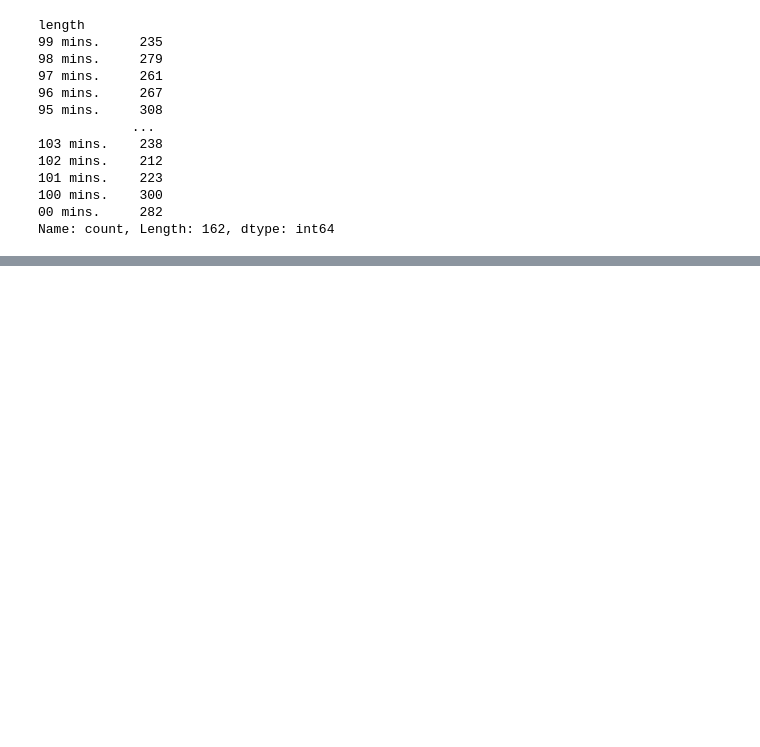
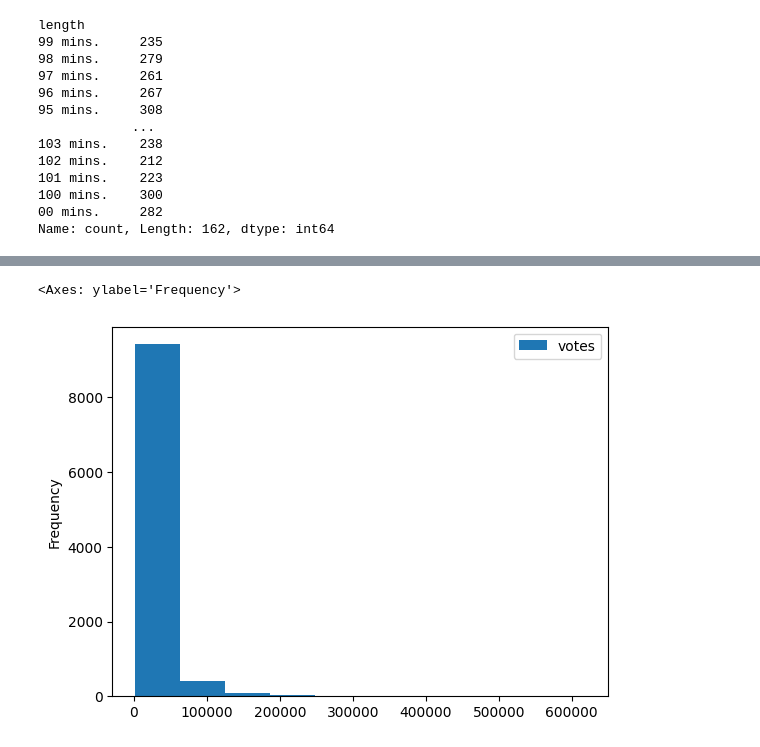
Before and after one commit to abrarishere/PythonLearning2, a Jupyter notebook: python_juypter_files/data_analysis_intro.ipynb, the cells around one changed output, grey strips where cells are left out. Saved outputs shown, nothing was run; the diff lists cells and outputs as text; code cells hidden in the pictures; blank space fills up the shorter version.

```diff
--- a/python_juypter_files/data_analysis_intro.ipynb
+++ b/python_juypter_files/data_analysis_intro.ipynb
@@ -92,0 +100,5 @@ Name: count, Length: 162, dtype: int64
+# %%
+data.plot(kind='hist', x='rating', y= 'votes')
+# %% [output]
+<Axes: ylabel='Frequency'>
+[figure, added]
```
Also changed, not shown: parts of 6 cells of this notebook.
